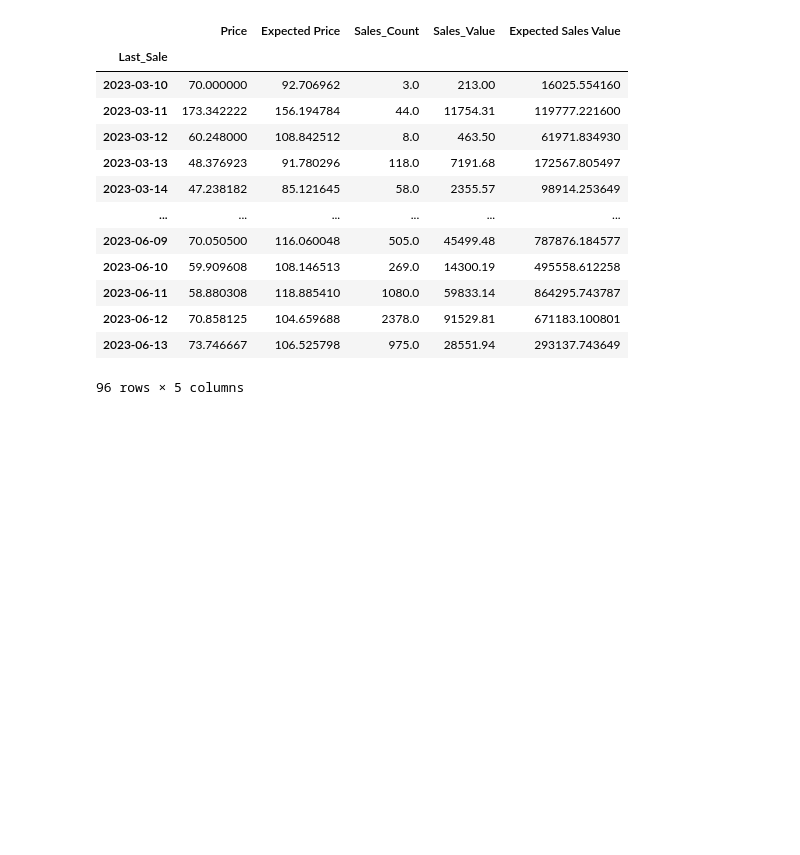
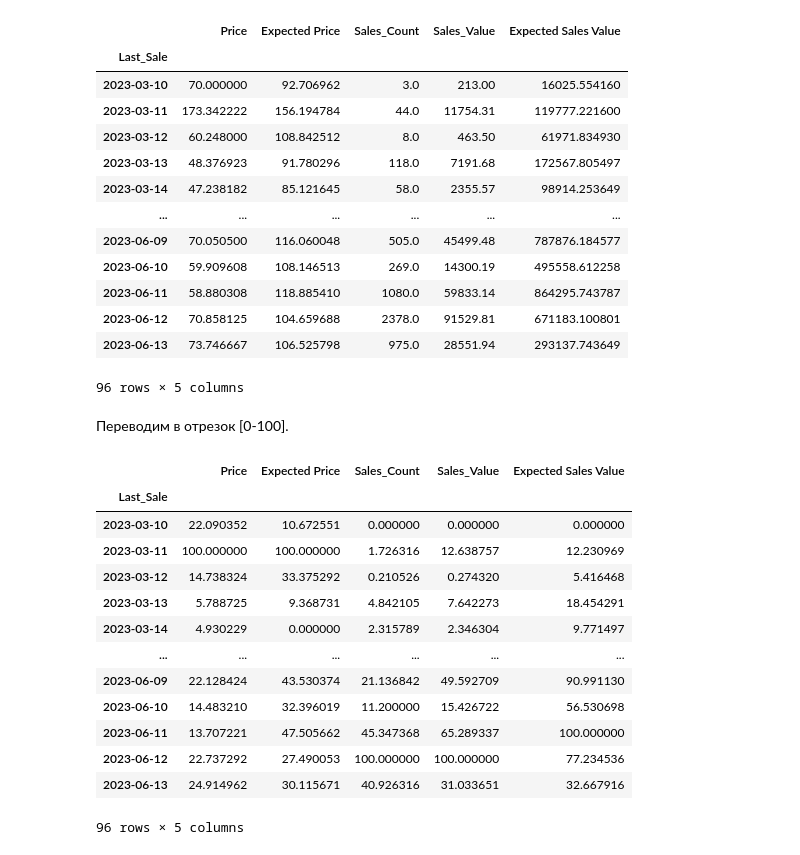
Before and after one commit to AleksKids/hedonistic-demand-from-ebay, a Jupyter notebook: ML/Using model and analyse.ipynb, the cells around one changed output. Saved outputs shown, nothing was run; the diff lists cells and outputs as text; code cells hidden in the pictures; blank space fills up the shorter version.

```diff
--- a/ML/Using model and analyse.ipynb
+++ b/ML/Using model and analyse.ipynb
@@ -110,4 +114,5 @@ nokia_trends
 # %%
 Nokia = target[target["Brand"] == "nokia"]
+Nokia["Last_Sale"] = pd.to_datetime(Nokia["Last_Sale"])
 Nokia.head()
 # %% [output]
@@ -136,3 +148,23 @@ grouped_Nokia
 | 2023-06-12 | 70.858125 | 104.659688 | 2378.0 | 91529.81 | 671183.100801 |
 | 2023-06-13 | 73.746667 | 106.525798 | 975.0 | 28551.94 | 293137.743649 |
 96 rows × 5 columns
+# %% [markdown]
+Переводим в отрезок [0-100].
+# %%
+grouped_Nokia_scaled = (grouped_Nokia - grouped_Nokia.min(axis = 0)) /(grouped_Nokia.max(axis = 0) - grouped_Nokia.min(axis = 0)) *100
+grouped_Nokia_scaled
+# %% [output]
+|  | Price | Expected Price | Sales_Count | Sales_Value | Expected Sales Value |
+| Last_Sale |  |  |  |  |  |
+| 2023-03-10 | 22.090352 | 10.672551 | 0.000000 | 0.000000 | 0.000000 |
+| 2023-03-11 | 100.000000 | 100.000000 | 1.726316 | 12.638757 | 12.230969 |
+| 2023-03-12 | 14.738324 | 33.375292 | 0.210526 | 0.274320 | 5.416468 |
+| 2023-03-13 | 5.788725 | 9.368731 | 4.842105 | 7.642273 | 18.454291 |
+| 2023-03-14 | 4.930229 | 0.000000 | 2.315789 | 2.346304 | 9.771497 |
+| ... | ... | ... | ... | ... | ... |
+| 2023-06-09 | 22.128424 | 43.530374 | 21.136842 | 49.592709 | 90.991130 |
+| 2023-06-10 | 14.483210 | 32.396019 | 11.200000 | 15.426722 | 56.530698 |
+| 2023-06-11 | 13.707221 | 47.505662 | 45.347368 | 65.289337 | 100.000000 |
+| 2023-06-12 | 22.737292 | 27.490053 | 100.000000 | 100.000000 | 77.234536 |
+| 2023-06-13 | 24.914962 | 30.115671 | 40.926316 | 31.033651 | 32.667916 |
+96 rows × 5 columns
```
Also changed, not shown: parts of 8 cells of this notebook, 1 other file.
